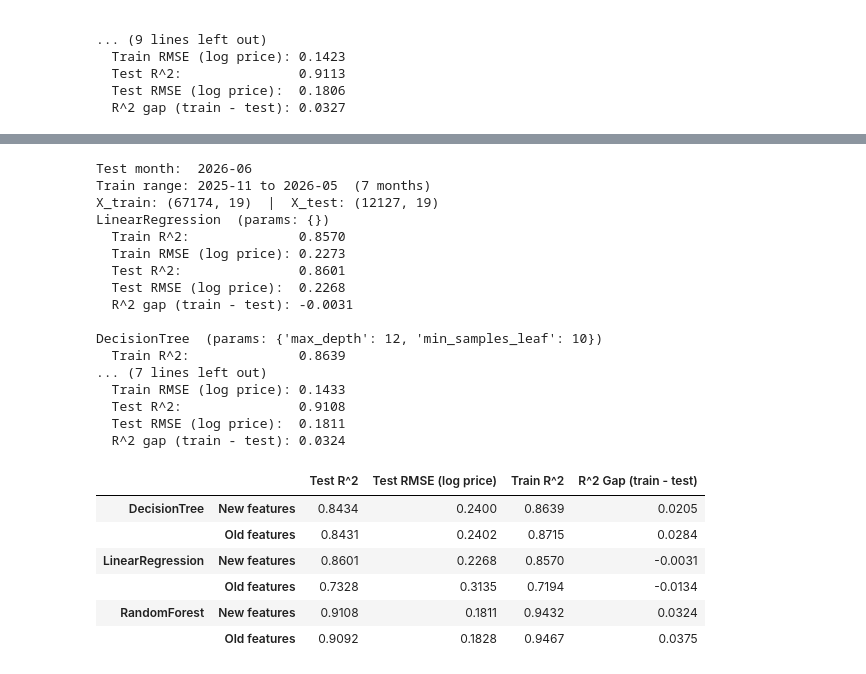
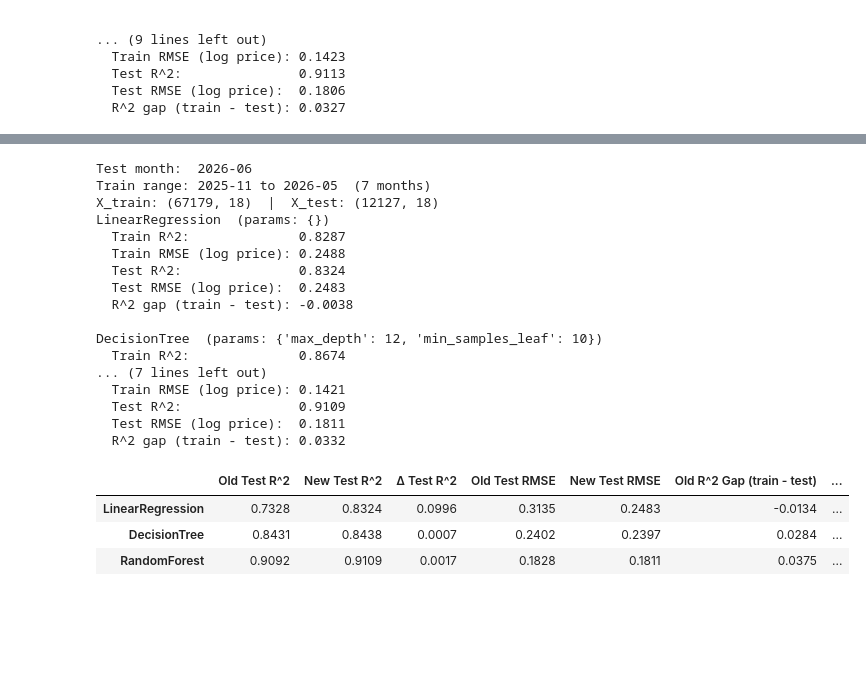
Before and after one commit to matthewviray/idx-exchange-project, a Jupyter notebook: notebooks/04_model_comparison.ipynb, the cells around one changed output, grey strips where cells are left out. Cells and saved outputs as stored; diff of their text form; code cells hidden in the pictures; blank space fills up the shorter version.

```diff
--- a/notebooks/04_model_comparison.ipynb
+++ b/notebooks/04_model_comparison.ipynb
@@ -409,17 +398,17 @@ Unique districts: 545
 # %%
 # New feature set: original 15 features (minus YearBuilt, since PropertyAge is
-# derived from it) + BedBathRatio, PropertyAge, DistrictName, PostalCode, City
+# derived from it) + BedBathRatio, PropertyAge, PostalCode, City — no
+# DistrictName yet, that's added in the next section so its effect is isolated
 new_feature_cols = [c for c in feature_cols if c != 'YearBuilt'] + \
-    ['BedBathRatio', 'PropertyAge', 'DistrictName', 'PostalCode', 'City']
+    ['BedBathRatio', 'PropertyAge', 'PostalCode', 'City']
 new_numeric_cols = [c for c in numeric_cols if c != 'YearBuilt'] + ['BedBathRatio', 'PropertyAge']
 
-# DistrictName/PostalCode/City each get min_frequency bucketing so their many
+# PostalCode/City each get min_frequency bucketing so their many
 # sparsely-populated categories collapse into a single "infrequent" column
 # instead of each getting its own thinly-populated one-hot column
 new_preprocessor = ColumnTransformer([
     ('impute', SimpleImputer(strategy='median'), new_numeric_cols),
     ('encode', OneHotEncoder(handle_unknown='ignore'), categorical_cols),
-    ('encode_district', OneHotEncoder(handle_unknown='ignore', min_frequency=50), ['DistrictName']),
     ('encode_postal', OneHotEncoder(handle_unknown='ignore', min_frequency=50), ['PostalCode']),
     ('encode_city', OneHotEncoder(handle_unknown='ignore', min_frequency=50), ['City']),
 ])
@@ -461,50 +450,44 @@ for name, model_class in model_classes.items():
 # %% [output]
 Test month:  2026-06
 Train range: 2025-11 to 2026-05  (7 months)
-X_train: (67174, 19)  |  X_test: (12127, 19)
+X_train: (67179, 18)  |  X_test: (12127, 18)
 LinearRegression  (params: {})
-  Train R^2:              0.8570
-  Train RMSE (log price): 0.2273
-  Test R^2:               0.8601
-  Test RMSE (log price):  0.2268
-  R^2 gap (train - test): -0.0031
+  Train R^2:              0.8287
+  Train RMSE (log price): 0.2488
+  Test R^2:               0.8324
+  Test RMSE (log price):  0.2483
+  R^2 gap (train - test): -0.0038
 
 DecisionTree  (params: {'max_depth': 12, 'min_samples_leaf': 10})
-  Train R^2:              0.8639
+  Train R^2:              0.8674
 ... (7 lines left out)
-  Train RMSE (log price): 0.1433
-  Test R^2:               0.9108
+  Train RMSE (log price): 0.1421
+  Test R^2:               0.9109
   Test RMSE (log price):  0.1811
-  R^2 gap (train - test): 0.0324
+  R^2 gap (train - test): 0.0332
 # %%
-# Old vs. new feature set — side-by-side comparison for both models
+# Old vs. new feature set — side-by-side comparison for all three models.
 # Both use the same fixed hyperparameters (see fixed_params above), so this
 # isolates the effect of the features rather than any tuning difference.
-rows = {}
-for name in model_classes:
-    rows[(name, 'Old features')] = {
-        'Test R^2': results[name]['r2'],
-        'Test RMSE (log price)': results[name]['rmse'],
-        'Train R^2': results[name]['train_r2'],
-        'R^2 Gap (train - test)': results[name]['train_r2'] - results[name]['r2'],
+comparison_table = pd.DataFrame({
+    name: {
+        'Old Test R^2': results[name]['r2'],
+        'New Test R^2': new_results[name]['r2'],
+        'Δ Test R^2': new_results[name]['r2'] - results[name]['r2'],
+        'Old Test RMSE': results[name]['rmse'],
+        'New Test RMSE': new_results[name]['rmse'],
+        'Old R^2 Gap (train - test)': results[name]['train_r2'] - results[name]['r2'],
+        'New R^2 Gap (train - test)': new_results[name]['train_r2'] - new_results[name]['r2'],
     }
-    rows[(name, 'New features')] = {
-        'Test R^2': new_results[name]['r2'],
-        'Test RMSE (log price)': new_results[name]['rmse'],
-        'Train R^2': new_results[name]['train_r2'],
-        'R^2 Gap (train - test)': new_results[name]['train_r2'] - new_results[name]['r2'],
-    }
+    for name in model_classes
+}).T
 
-comparison_table = pd.DataFrame(rows).T.sort_index()
 comparison_table.round(4)
 # %% [output]
-|  |  | Test R^2 | Test RMSE (log price) | Train R^2 | R^2 Gap (train - test) |
-| DecisionTree | New features | 0.8434 | 0.2400 | 0.8639 | 0.0205 |
-|  | Old features | 0.8431 | 0.2402 | 0.8715 | 0.0284 |
-| LinearRegression | New features | 0.8601 | 0.2268 | 0.8570 | -0.0031 |
-|  | Old features | 0.7328 | 0.3135 | 0.7194 | -0.0134 |
-| RandomForest | New features | 0.9108 | 0.1811 | 0.9432 | 0.0324 |
-|  | Old features | 0.9092 | 0.1828 | 0.9467 | 0.0375 |
+|  | Old Test R^2 | New Test R^2 | Δ Test R^2 | Old Test RMSE | New Test RMSE | Old R^2 Gap (train - test) | ... |
+| LinearRegression | 0.7328 | 0.8324 | 0.0996 | 0.3135 | 0.2483 | -0.0134 | ... |
+| DecisionTree | 0.8431 | 0.8438 | 0.0007 | 0.2402 | 0.2397 | 0.0284 | ... |
+| RandomForest | 0.9092 | 0.9109 | 0.0017 | 0.1828 | 0.1811 | 0.0375 | ... |
 # %%
 # Feature importance — old vs. new feature set, Random Forest, grouped back to
 # the original feature name (not per-category one-hot columns)
```
Also changed, not shown: parts of 16 cells of this notebook.
